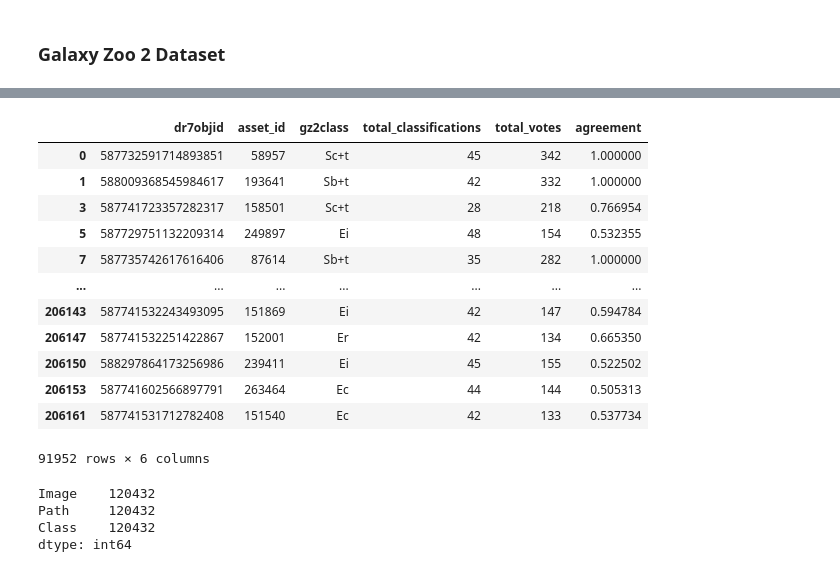
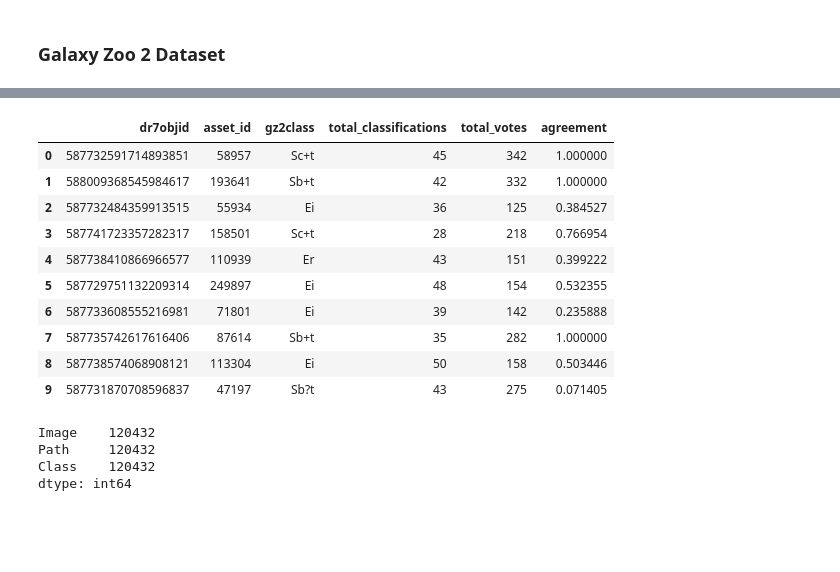
Before and after one commit to fourdozen/astronomical-objects-classification, a Jupyter notebook: galaxy_classification.ipynb, the cells around one changed output, grey strips where cells are left out. Cells and saved outputs as stored; diff of their text form; code cells hidden in the pictures; blank space fills up the shorter version.

```diff
--- a/galaxy_classification.ipynb
+++ b/galaxy_classification.ipynb
@@ -46,25 +47,21 @@ KeyboardInterrupt:
 !kaggle datasets download robertmifsud/resized-reduced-gz2-images -q
 !unzip -q resized-reduced-gz2-images.zip
 # %%
-thresh = 0.5
 df = pd.read_csv('3class_map_a(p).csv')
 df.drop("Unnamed: 0", axis=1, inplace=True)
 df.head(10)
-df[df["agreement"] > thresh]
 # %% [output]
 |  | dr7objid | asset_id | gz2class | total_classifications | total_votes | agreement |
 | 0 | 587732591714893851 | 58957 | Sc+t | 45 | 342 | 1.000000 |
 | 1 | 588009368545984617 | 193641 | Sb+t | 42 | 332 | 1.000000 |
+| 2 | 587732484359913515 | 55934 | Ei | 36 | 125 | 0.384527 |
 | 3 | 587741723357282317 | 158501 | Sc+t | 28 | 218 | 0.766954 |
+| 4 | 587738410866966577 | 110939 | Er | 43 | 151 | 0.399222 |
 | 5 | 587729751132209314 | 249897 | Ei | 48 | 154 | 0.532355 |
+| 6 | 587733608555216981 | 71801 | Ei | 39 | 142 | 0.235888 |
 | 7 | 587735742617616406 | 87614 | Sb+t | 35 | 282 | 1.000000 |
-| ... | ... | ... | ... | ... | ... | ... |
-| 206143 | 587741532243493095 | 151869 | Ei | 42 | 147 | 0.594784 |
-| 206147 | 587741532251422867 | 152001 | Er | 42 | 134 | 0.665350 |
-| 206150 | 588297864173256986 | 239411 | Ei | 45 | 155 | 0.522502 |
-| 206153 | 587741602566897791 | 263464 | Ec | 44 | 144 | 0.505313 |
-| 206161 | 587741531712782408 | 151540 | Ec | 42 | 133 | 0.537734 |
+| 8 | 587738574068908121 | 113304 | Ei | 50 | 158 | 0.503446 |
+| 9 | 587731870708596837 | 47197 | Sb?t | 43 | 275 | 0.071405 |
-91952 rows × 6 columns
 # %%
 def read_data(agreement_threshold = 0.5):
     df = pd.read_csv('3class_map_a(p).csv')
```
Also changed, not shown: parts of 27 cells of this notebook.
